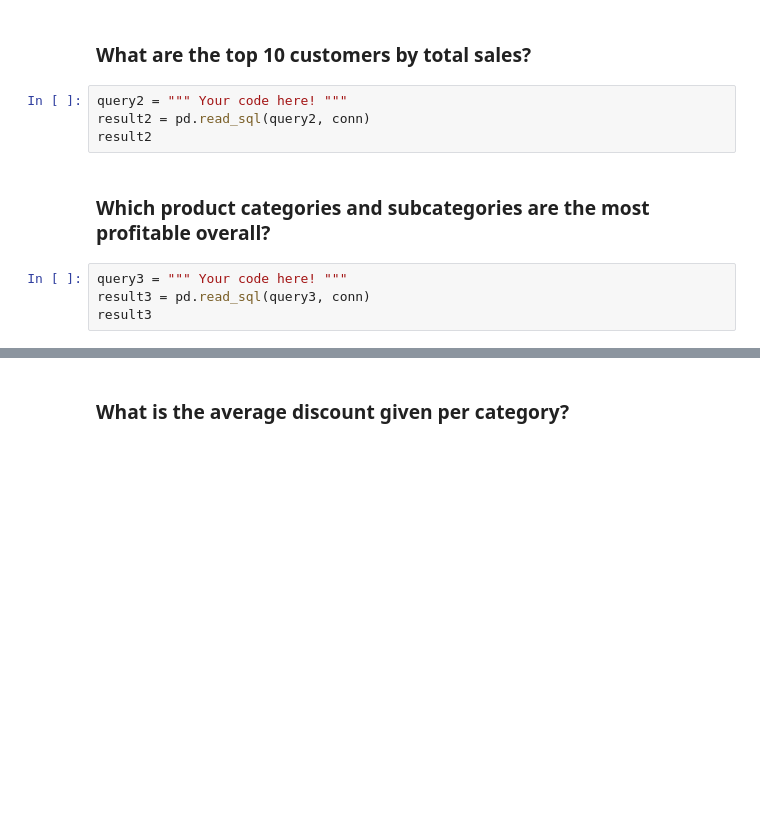
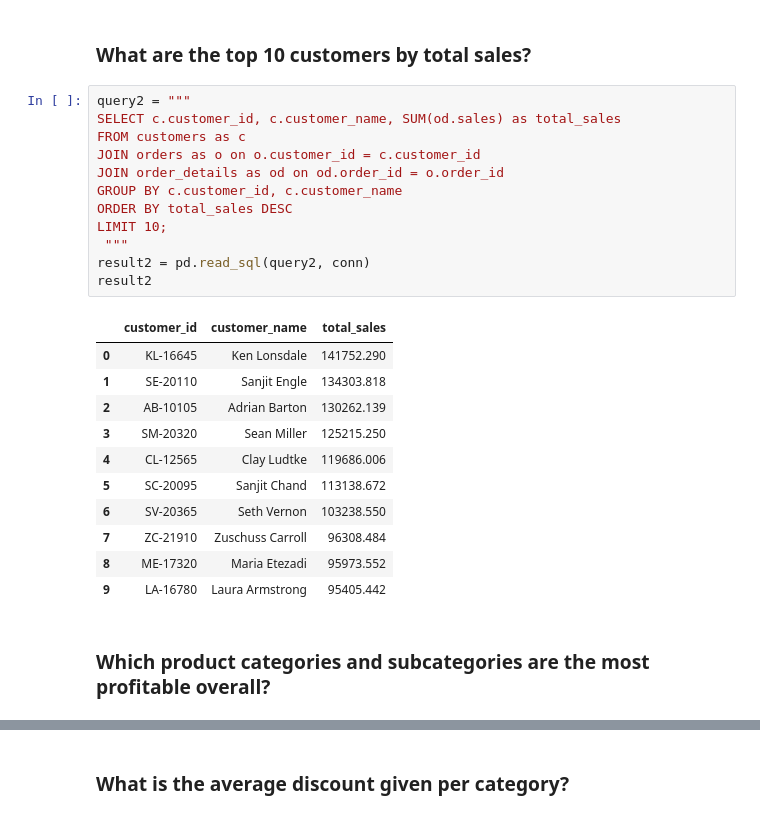
Before and after one commit to KittyRose8267/DA_M3_W4_Workflow, a Jupyter notebook: notebooks/superstore_sales_workflow.ipynb, the cells around one changed output, grey strips where cells are left out. Drawn from its saved outputs; the diff is of its cells as text; blank space fills up the shorter version.

```diff
--- a/notebooks/superstore_sales_workflow.ipynb
+++ b/notebooks/superstore_sales_workflow.ipynb
@@ -170,12 +175,28 @@ result1
 # %% [markdown]
 ### What are the top 10 customers by total sales?
-# %%
-query2 = """ Your code here! """
-result2 = pd.read_sql(query2, conn)
-result2
+# %%
+query2 = """
+SELECT c.customer_id, c.customer_name, SUM(od.sales) as total_sales
+FROM customers as c
+JOIN orders as o on o.customer_id = c.customer_id
+JOIN order_details as od on od.order_id = o.order_id
+GROUP BY c.customer_id, c.customer_name
+ORDER BY total_sales DESC
+LIMIT 10;
+ """
+result2 = pd.read_sql(query2, conn)
+result2
+# %% [output]
+|  | customer_id | customer_name | total_sales |
+| 0 | KL-16645 | Ken Lonsdale | 141752.290 |
+| 1 | SE-20110 | Sanjit Engle | 134303.818 |
+| 2 | AB-10105 | Adrian Barton | 130262.139 |
+| 3 | SM-20320 | Sean Miller | 125215.250 |
+| 4 | CL-12565 | Clay Ludtke | 119686.006 |
+| 5 | SC-20095 | Sanjit Chand | 113138.672 |
+| 6 | SV-20365 | Seth Vernon | 103238.550 |
+| 7 | ZC-21910 | Zuschuss Carroll | 96308.484 |
+| 8 | ME-17320 | Maria Etezadi | 95973.552 |
+| 9 | LA-16780 | Laura Armstrong | 95405.442 |
 # %% [markdown]
 ### Which product categories and subcategories are the most profitable overall?
-# %%
-query3 = """ Your code here! """
-result3 = pd.read_sql(query3, conn)
-result3
```
Also changed, not shown: parts of 8 cells of this notebook, 1 other file.
